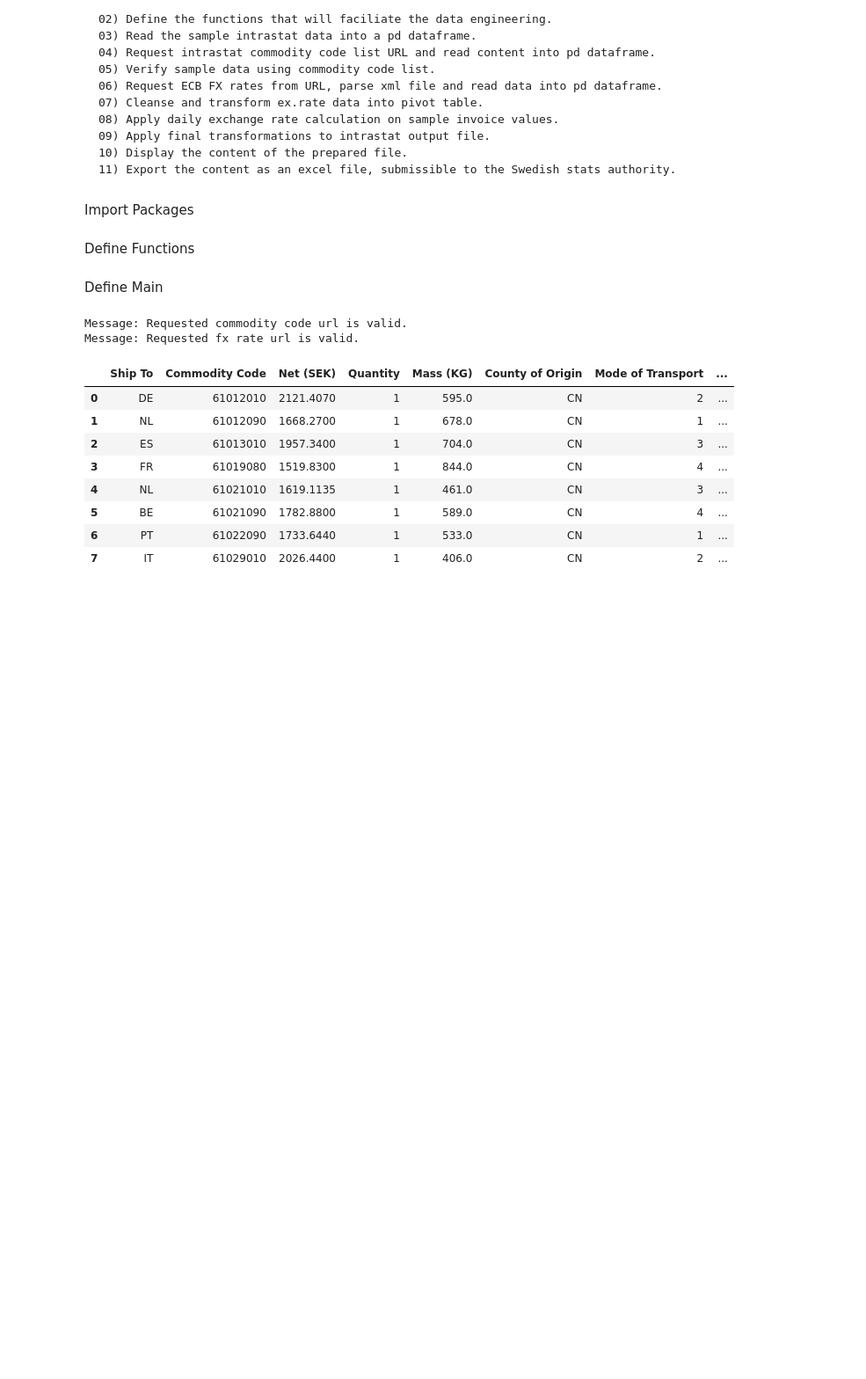
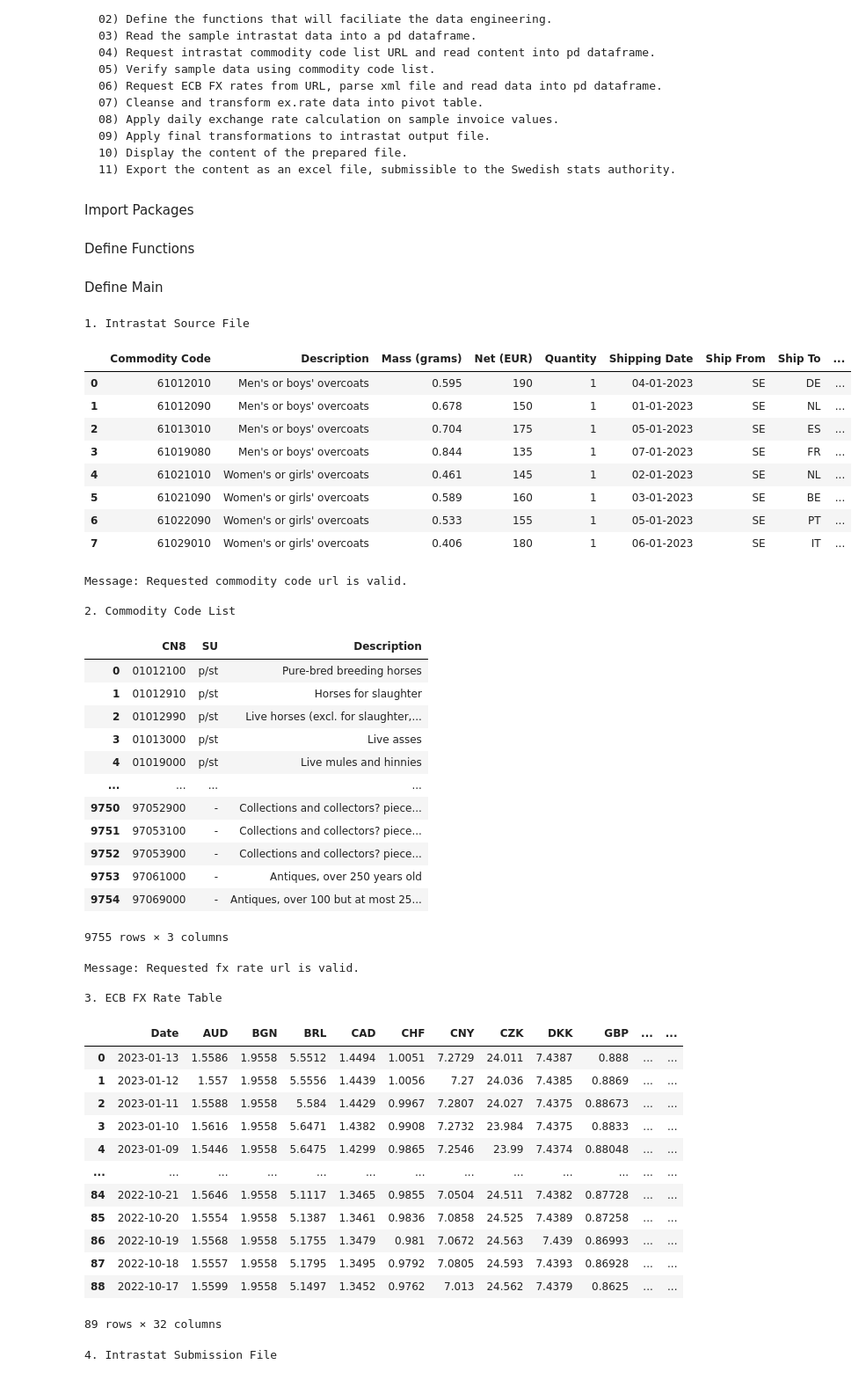
Before and after one commit to homodudu/Data-Engineering, a Jupyter notebook: intrastat/IntrastatDeclaration.ipynb, the cells around one changed output. Shown at 88% size. Drawn from its saved outputs; the diff is of its cells as text; code cells hidden in the pictures; blank space fills up the shorter version.

Commit message:
Updated messages and display.

```diff
--- a/intrastat/IntrastatDeclaration.ipynb
+++ b/intrastat/IntrastatDeclaration.ipynb
@@ -39,12 +39,12 @@ def cc_request(url):
     try:
         # If URL is valid print confirmation.
         urllib.request.urlopen(url)
-        print('Message: Requested commodity code url is valid.')
+        print('\n\nMessage: Requested commodity code url is valid.\n')
         # Read data into pandas dataframe.
         df = pd.read_excel(url)
     except urllib.error.URLError:
         # If URL is invalid print error.
-        print('Error: Requested commodity code url is invalid.')
+        print('\n\nError: Requested commodity code url is invalid.\n')
         sys.exit()
     return df
 
@@ -65,7 +65,8 @@ def cc_rte_process(url, column_rename, file_name):
     df_request = cc_request(url)
     df_transform = cc_transform(df_request, column_rename)
     cc_export(file_name,df_transform)
-    #display(pd.read_csv(file_name, dtype=str))
+    print('2. Commodity Code List')
+    display(pd.read_csv(file_name, dtype=str))
     return df_transform
 
 def fx_parse_xml(xml_obj, xml_namespaces, column_names):
@@ -99,12 +100,12 @@ def fx_request(url, xml_namespaces, column_names):
     try:
         # If URL is valid print confirmation.
         xml_object = urllib.request.urlopen(url)
-        print('Message: Requested fx rate url is valid.')
+        print('\n\nMessage: Requested fx rate url is valid.\n')
         df = fx_parse_xml(xml_object, xml_namespaces, column_names)
 
     except urllib.error.URLError:
         # If URL is invalid print error.
-        print('Error: Requested fx rate url is invalid.')
+        print('\n\nError: Requested fx rate url is invalid.\n')
         sys.exit()
     return df
 
@@ -124,17 +125,17 @@ def fx_export(file_name, df, column_names):
     df.index.name = column_names[0]
     df.to_csv(file_name, index=True)
 
-
 def fx_rte_process(url, xml_namespaces, column_names, file_name):
     # Run full rte process and display csv output file.
     df_request = fx_request(url, xml_namespaces, column_names)
     df_transform = fx_transform(df_request, column_names)
     fx_export(file_name,df_transform, column_names)
-    #display(pd.read_csv(file_name, dtype=str))
+    print('3. ECB FX Rate Table')
+    display(pd.read_csv(file_name, dtype=str))
     return df_transform
 
 def src_return_mot(mot_switch, mode):
-    return mot_switch.get(mode,"Invalid mode of transport")
+    return mot_switch.get(mode,"Invalid mode of transport\n")
 
 def src_checks(df_src, df_cc):
     df_out = pd.merge(df_src, df_cc, how='left', left_on='Commodity Code', right_on='CN8')
@@ -168,48 +169,83 @@ def src_cfte_process(df_src, df_cc, df_fx, mot_switch, file_name):
     df_fx_convert = src_fx_convert(df_check, df_fx)
     df_transform = src_transform(df_fx_convert, mot_switch)
     src_export(file_name, df_transform)
+    print('\n\n4. Intrastat Submission File')
     display(df_transform)
 # %% [markdown]
 Define Main
 # %%
 def main():
 
     # Define variables.
     cc_url = 'https://www.cbs.nl/-/media/cbsvooruwbedrijf/international-trade-in-goods/commoditycodes-2023.xlsx'
     cc_column_rename = 'CN8'
     cc_file_name = 'CN8 Codes.csv'
 
     fx_url = 'https://www.ecb.europa.eu/stats/eurofxref/eurofxref-hist-90d.xml'
     xml_namespaces = {'ex': 'http://www.ecb.int/vocabulary/2002-08-01/eurofxref'}
     fx_column_names = ['Date', 'Currency', 'Rate']
     fx_file_name = 'ECB FX Rates.csv'
 
     mot_switch={'Sea':'1', 'Rail':'2','Road':'3', 'Air':'4',}
 
     output_file_name = 'Intrastat Submission Sample.xlsx'
 
-    #Read in intrastat data.
+    #Read intrastat source data.
     df_source = pd.read_excel('Intrastat Dispatches Data Sample.xlsx', dtype = str)
+    print('1. Intrastat Source File')
+    display(df_source)
 
-    #Read in URL resources to assist analysis of source data. Export local copies.
+    #Read URL resources to assist analysis of source data. Export local copies.
     df_cn8_codes = cc_rte_process(cc_url, cc_column_rename, cc_file_name)
     df_fx_rates = fx_rte_process(fx_url, xml_namespaces, fx_column_names, fx_file_name)
 
     #Run intrastat data check, fx conversion, transformation and export process.
     src_cfte_process(df_source, df_cn8_codes, df_fx_rates, mot_switch, output_file_name)
 
 # Define main as program entry point if script is running as standalone and not as module.
 if __name__=="__main__":
     main()
 # %% [output]
-Message: Requested commodity code url is valid.
-Message: Requested fx rate url is valid.
+1. Intrastat Source File
-|  | Ship To | Commodity Code | Net (SEK) | Quantity | Mass (KG) | County of Origin | Mode of Transport | ... |
-| 0 | DE | 61012010 | 2121.4070 | 1 | 595.0 | CN | 2 | ... |
-| 1 | NL | 61012090 | 1668.2700 | 1 | 678.0 | CN | 1 | ... |
-| 2 | ES | 61013010 | 1957.3400 | 1 | 704.0 | CN | 3 | ... |
-| 3 | FR | 61019080 | 1519.8300 | 1 | 844.0 | CN | 4 | ... |
-| 4 | NL | 61021010 | 1619.1135 | 1 | 461.0 | CN | 3 | ... |
-| 5 | BE | 61021090 | 1782.8800 | 1 | 589.0 | CN | 4 | ... |
-| 6 | PT | 61022090 | 1733.6440 | 1 | 533.0 | CN | 1 | ... |
-| 7 | IT | 61029010 | 2026.4400 | 1 | 406.0 | CN | 2 | ... |
+|  | Commodity Code | Description | Mass (grams) | Net (EUR) | Quantity | Shipping Date | Ship From | Ship To | ... |
+| 0 | 61012010 | Men's or boys' overcoats | 0.595 | 190 | 1 | 04-01-2023 | SE | DE | ... |
+| 1 | 61012090 | Men's or boys' overcoats | 0.678 | 150 | 1 | 01-01-2023 | SE | NL | ... |
+| 2 | 61013010 | Men's or boys' overcoats | 0.704 | 175 | 1 | 05-01-2023 | SE | ES | ... |
+| 3 | 61019080 | Men's or boys' overcoats | 0.844 | 135 | 1 | 07-01-2023 | SE | FR | ... |
+| 4 | 61021010 | Women's or girls' overcoats | 0.461 | 145 | 1 | 02-01-2023 | SE | NL | ... |
+| 5 | 61021090 | Women's or girls' overcoats | 0.589 | 160 | 1 | 03-01-2023 | SE | BE | ... |
+| 6 | 61022090 | Women's or girls' overcoats | 0.533 | 155 | 1 | 05-01-2023 | SE | PT | ... |
+| 7 | 61029010 | Women's or girls' overcoats | 0.406 | 180 | 1 | 06-01-2023 | SE | IT | ... |
+Message: Requested commodity code url is valid.
+
+2. Commodity Code List
+|  | CN8 | SU | Description |
+| 0 | 01012100 | p/st | Pure-bred breeding horses |
+| 1 | 01012910 | p/st | Horses for slaughter |
+| 2 | 01012990 | p/st | Live horses (excl. for slaughter,... |
+| 3 | 01013000 | p/st | Live asses |
+| 4 | 01019000 | p/st | Live mules and hinnies |
+| ... | ... | ... | ... |
+| 9750 | 97052900 | - | Collections and collectors? piece... |
+| 9751 | 97053100 | - | Collections and collectors? piece... |
+| 9752 | 97053900 | - | Collections and collectors? piece... |
+| 9753 | 97061000 | - | Antiques, over 250 years old |
+| 9754 | 97069000 | - | Antiques, over 100 but at most 25... |
+9755 rows × 3 columns
+Message: Requested fx rate url is valid.
+
+3. ECB FX Rate Table
+|  | Date | AUD | BGN | BRL | CAD | CHF | CNY | CZK | DKK | GBP | ... | ... |
+| 0 | 2023-01-13 | 1.5586 | 1.9558 | 5.5512 | 1.4494 | 1.0051 | 7.2729 | 24.011 | 7.4387 | 0.888 | ... | ... |
+| 1 | 2023-01-12 | 1.557 | 1.9558 | 5.5556 | 1.4439 | 1.0056 | 7.27 | 24.036 | 7.4385 | 0.8869 | ... | ... |
+| 2 | 2023-01-11 | 1.5588 | 1.9558 | 5.584 | 1.4429 | 0.9967 | 7.2807 | 24.027 | 7.4375 | 0.88673 | ... | ... |
+| 3 | 2023-01-10 | 1.5616 | 1.9558 | 5.6471 | 1.4382 | 0.9908 | 7.2732 | 23.984 | 7.4375 | 0.8833 | ... | ... |
+| 4 | 2023-01-09 | 1.5446 | 1.9558 | 5.6475 | 1.4299 | 0.9865 | 7.2546 | 23.99 | 7.4374 | 0.88048 | ... | ... |
+| ... | ... | ... | ... | ... | ... | ... | ... | ... | ... | ... | ... | ... |
+| 84 | 2022-10-21 | 1.5646 | 1.9558 | 5.1117 | 1.3465 | 0.9855 | 7.0504 | 24.511 | 7.4382 | 0.87728 | ... | ... |
+| 85 | 2022-10-20 | 1.5554 | 1.9558 | 5.1387 | 1.3461 | 0.9836 | 7.0858 | 24.525 | 7.4389 | 0.87258 | ... | ... |
+| 86 | 2022-10-19 | 1.5568 | 1.9558 | 5.1755 | 1.3479 | 0.981 | 7.0672 | 24.563 | 7.439 | 0.86993 | ... | ... |
+| 87 | 2022-10-18 | 1.5557 | 1.9558 | 5.1795 | 1.3495 | 0.9792 | 7.0805 | 24.593 | 7.4393 | 0.86928 | ... | ... |
+| 88 | 2022-10-17 | 1.5599 | 1.9558 | 5.1497 | 1.3452 | 0.9762 | 7.013 | 24.562 | 7.4379 | 0.8625 | ... | ... |
+89 rows × 32 columns
+4. Intrastat Submission File
```
Also changed, not shown: parts of 1 cell of this notebook, 1 other file.
